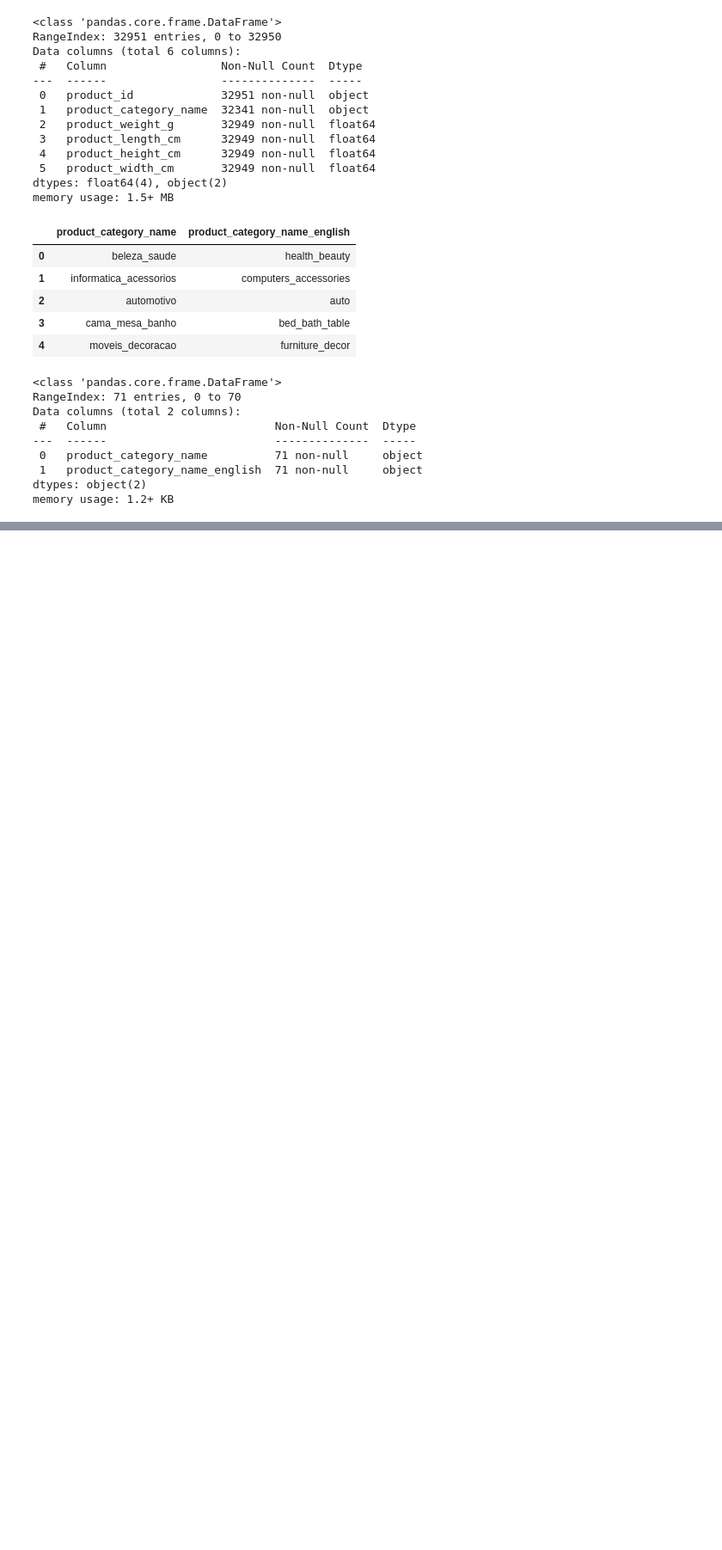
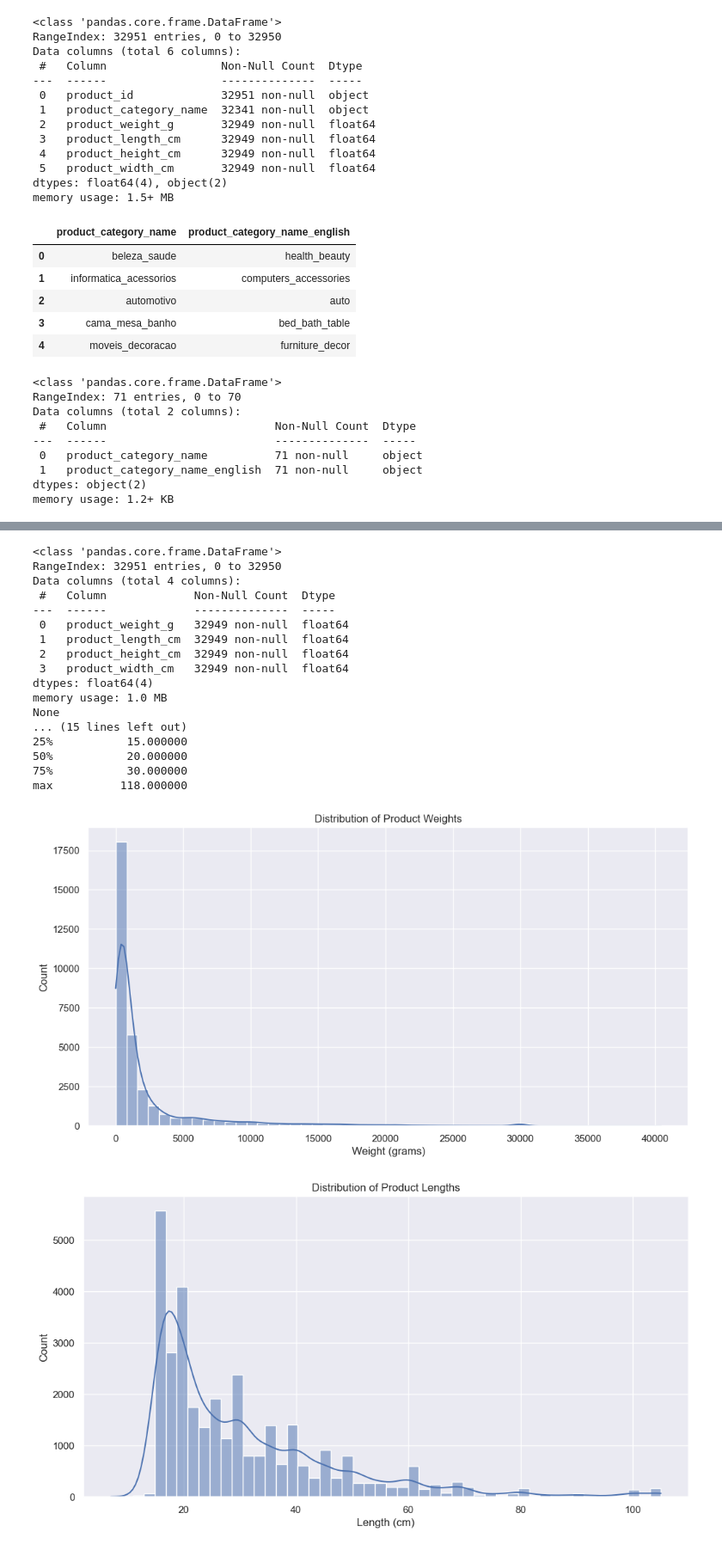
Before and after one commit to ithaquaKr/mba-apriori, a Jupyter notebook: notebook/insight-data.ipynb, the cells around one changed output, grey strips where cells are left out. Shown at 86% size. Saved outputs shown, nothing was run; the diff lists cells and outputs as text; code cells hidden in the pictures; blank space fills up the shorter version.

```diff
--- a/notebook/insight-data.ipynb
+++ b/notebook/insight-data.ipynb
@@ -92,0 +148,70 @@ memory usage: 1.2+ KB
+# %%
+# Analyze product dimensions (weight, height, width)
+# Check for missing values and data types
+print(products[['product_weight_g', 'product_length_cm', 'product_height_cm', 'product_width_cm']].info())
+
+# Summary statistics
+print(products[['product_weight_g', 'product_length_cm', 'product_height_cm', 'product_width_cm']].describe())
+
+# Visualize distributions
+plt.figure(figsize=(12, 6))
+sns.histplot(products['product_weight_g'], bins=50, kde=True)
+plt.title('Distribution of Product Weights')
+plt.xlabel('Weight (grams)')
+plt.show()
+
+plt.figure(figsize=(12, 6))
+sns.histplot(products['product_length_cm'], bins=50, kde=True)
+plt.title('Distribution of Product Lengths')
+plt.xlabel('Length (cm)')
+plt.show()
+
+plt.figure(figsize=(12, 6))
+sns.histplot(products['product_height_cm'], bins=50, kde=True)
+plt.title('Distribution of Product Heights')
+plt.xlabel('Height (cm)')
+plt.show()
+
+plt.figure(figsize=(12, 6))
+sns.histplot(products['product_width_cm'], bins=50, kde=True)
+plt.title('Distribution of Product Widths')
+plt.xlabel('Width (cm)')
+plt.show()
+
+
+# Calculate volume and density (if weight is available)
+products['product_volume_cm3'] = products['product_length_cm'] * products['product_height_cm'] * products['product_width_cm']
+products['product_density_g_cm3'] = products['product_weight_g'] / products['product_volume_cm3']
+
+# Analyze relationships between dimensions and other variables like price or category.
+# Example: Relationship between weight and price
+plt.figure(figsize=(10, 6))
+sns.scatterplot(x='product_weight_g', y='price', data=orders_products) # assuming you merged products with orders_products
+plt.title('Relationship between Product Weight and Price')
+plt.xlabel('Weight (g)')
+plt.ylabel('Price')
+plt.show()
+
+
+# Further analysis can be done by product category.
+# Consider handling outliers and missing values more effectively before drawing conclusions.
+# %% [output]
+<class 'pandas.core.frame.DataFrame'>
+RangeIndex: 32951 entries, 0 to 32950
+Data columns (total 4 columns):
+ #   Column             Non-Null Count  Dtype
+---  ------             --------------  -----
+ 0   product_weight_g   32949 non-null  float64
+ 1   product_length_cm  32949 non-null  float64
+ 2   product_height_cm  32949 non-null  float64
+ 3   product_width_cm   32949 non-null  float64
+dtypes: float64(4)
+memory usage: 1.0 MB
+None
+... (15 lines left out)
+25%           15.000000
+50%           20.000000
+75%           30.000000
+max          118.000000
+[figure, added]
+[figure, added]
```
Also changed, not shown: parts of 4 cells of this notebook, 1 other file.
